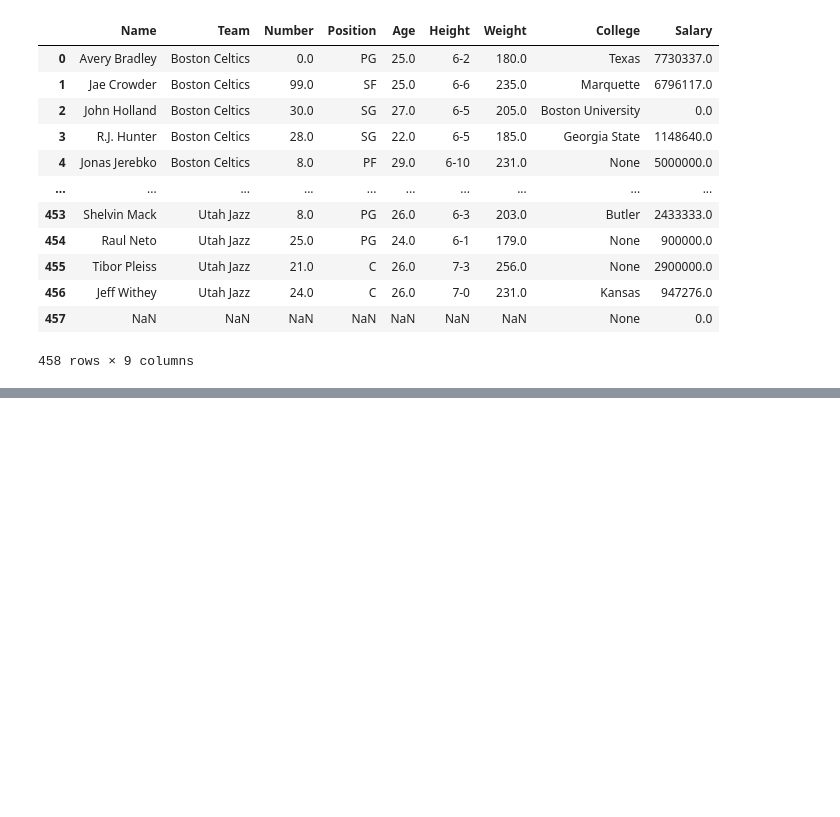
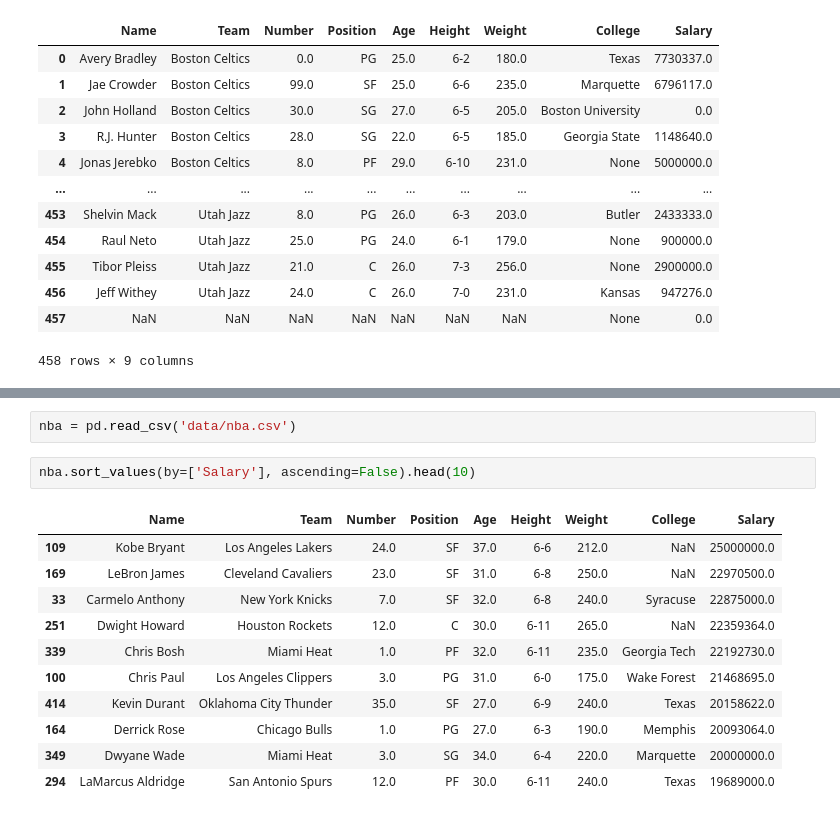
Before and after one commit to minseok06/python, a Jupyter notebook: 24강.ipynb, the cells around one changed output, grey strips where cells are left out. Cells and saved outputs as stored; diff of their text form; blank space fills up the shorter version.

```diff
--- a/24강.ipynb
+++ b/24강.ipynb
@@ -190,0 +303,16 @@ df
+# %%
+nba = pd.read_csv('data/nba.csv')
+# %%
+nba.sort_values(by=['Salary'], ascending=False).head(10)
+# %% [output]
+|  | Name | Team | Number | Position | Age | Height | Weight | College | Salary |
+| 109 | Kobe Bryant | Los Angeles Lakers | 24.0 | SF | 37.0 | 6-6 | 212.0 | NaN | 25000000.0 |
+| 169 | LeBron James | Cleveland Cavaliers | 23.0 | SF | 31.0 | 6-8 | 250.0 | NaN | 22970500.0 |
+| 33 | Carmelo Anthony | New York Knicks | 7.0 | SF | 32.0 | 6-8 | 240.0 | Syracuse | 22875000.0 |
+| 251 | Dwight Howard | Houston Rockets | 12.0 | C | 30.0 | 6-11 | 265.0 | NaN | 22359364.0 |
+| 339 | Chris Bosh | Miami Heat | 1.0 | PF | 32.0 | 6-11 | 235.0 | Georgia Tech | 22192730.0 |
+| 100 | Chris Paul | Los Angeles Clippers | 3.0 | PG | 31.0 | 6-0 | 175.0 | Wake Forest | 21468695.0 |
+| 414 | Kevin Durant | Oklahoma City Thunder | 35.0 | SF | 27.0 | 6-9 | 240.0 | Texas | 20158622.0 |
+| 164 | Derrick Rose | Chicago Bulls | 1.0 | PG | 27.0 | 6-3 | 190.0 | Memphis | 20093064.0 |
+| 349 | Dwyane Wade | Miami Heat | 3.0 | SG | 34.0 | 6-4 | 220.0 | Marquette | 20000000.0 |
+| 294 | LaMarcus Aldridge | San Antonio Spurs | 12.0 | PF | 30.0 | 6-11 | 240.0 | Texas | 19689000.0 |
```
Also changed, not shown: parts of 12 cells of this notebook.
